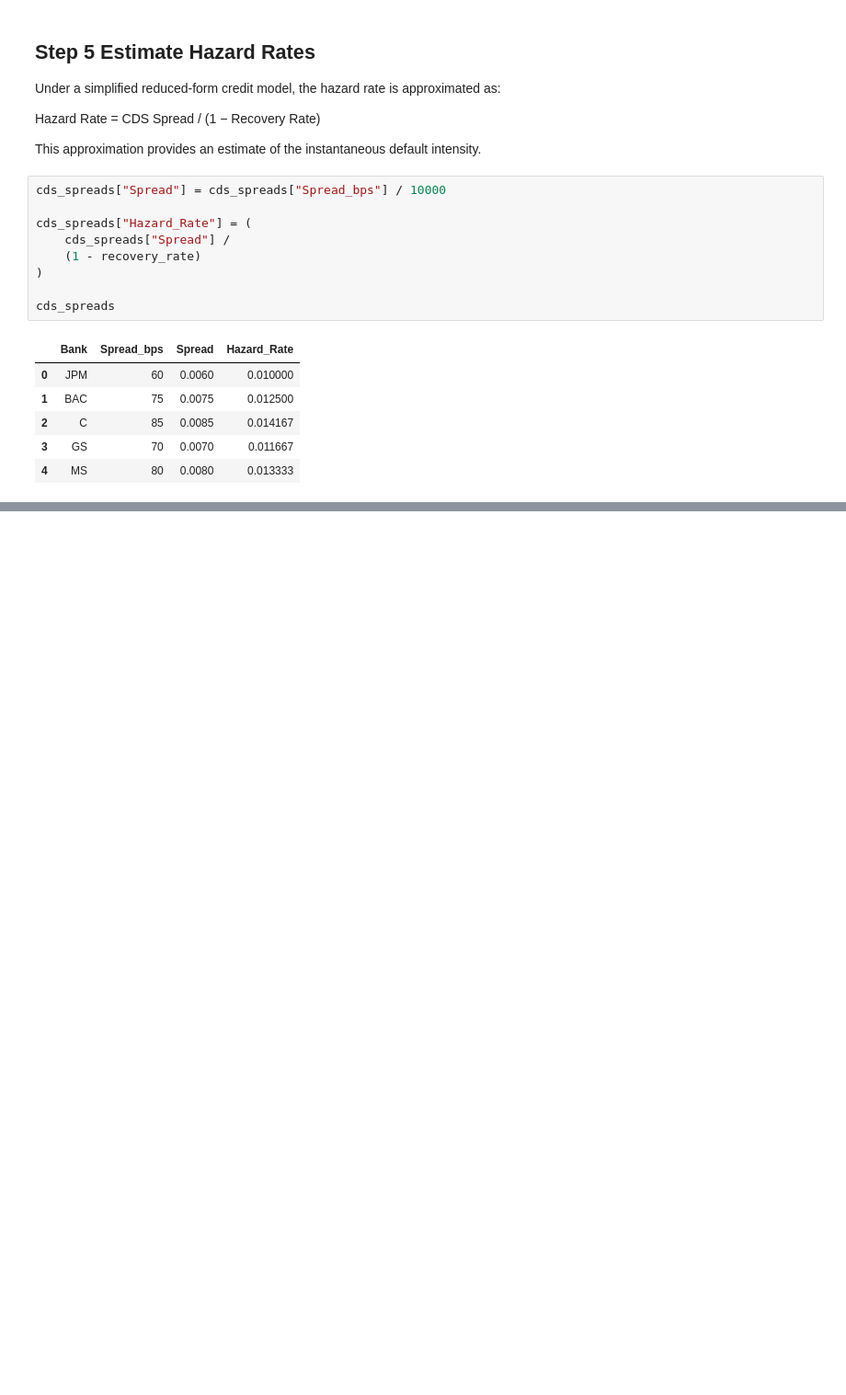
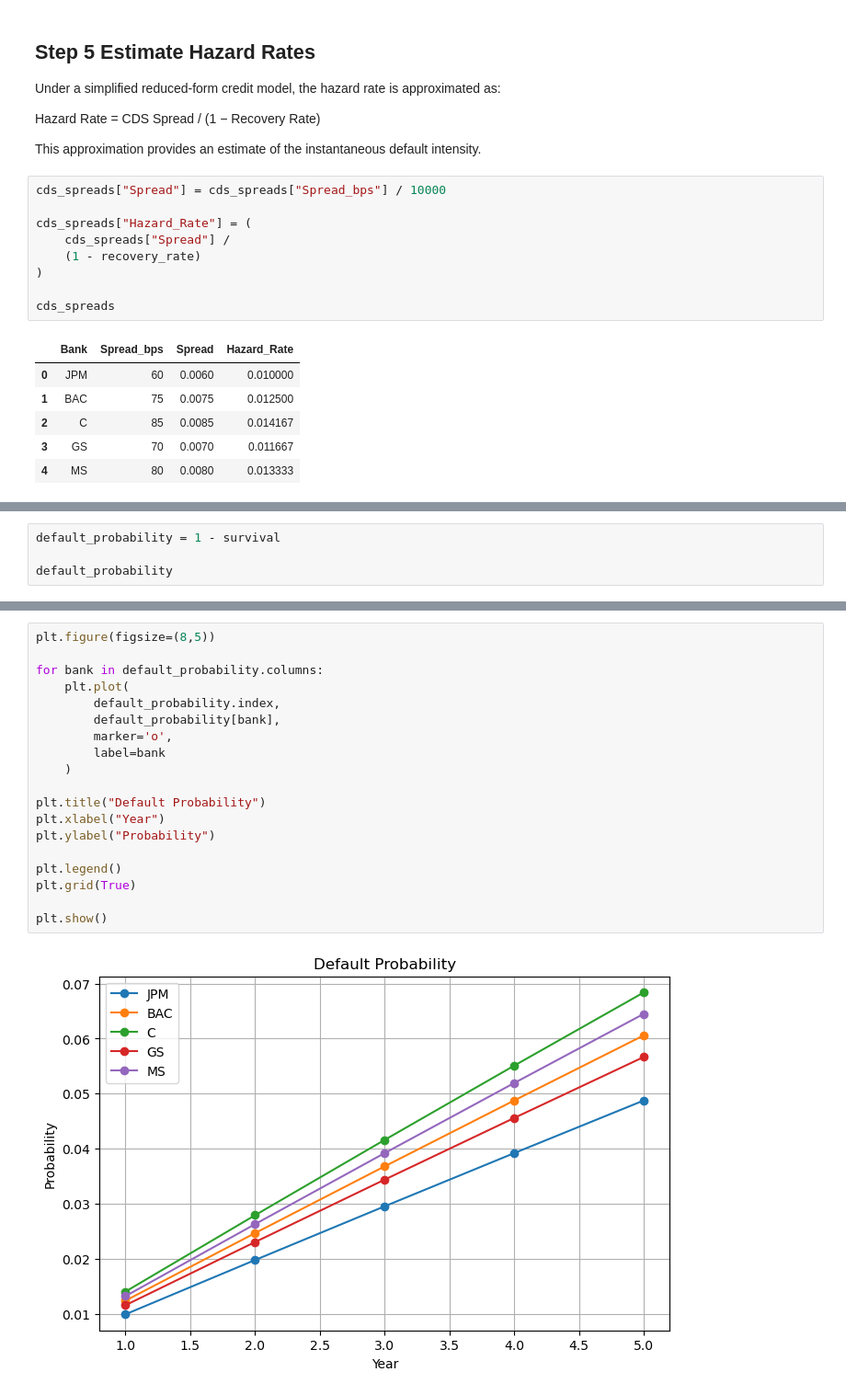
Before and after one commit to Lilly0813/Credit-risk-modeling, a Jupyter notebook: Notebooks/02_default_probability_model.ipynb, the cells around one changed output, grey strips where cells are left out. Shown at 92% size. Drawn from its saved outputs; the diff is of its cells as text; blank space fills up the shorter version.

```diff
--- a/Notebooks/02_default_probability_model.ipynb
+++ b/Notebooks/02_default_probability_model.ipynb
@@ -86,0 +128,4 @@ cds_spreads
+# %%
+default_probability = 1 - survival
+
+default_probability
@@ -86,0 +171,21 @@ cds_spreads
+# %%
+plt.figure(figsize=(8,5))
+
+for bank in default_probability.columns:
+    plt.plot(
+        default_probability.index,
+        default_probability[bank],
+        marker='o',
+        label=bank
+    )
+
+plt.title("Default Probability")
+plt.xlabel("Year")
+plt.ylabel("Probability")
+
+plt.legend()
+plt.grid(True)
+
+plt.show()
+# %% [output]
+[figure, added]
```
Also changed, not shown: parts of 9 cells of this notebook.
